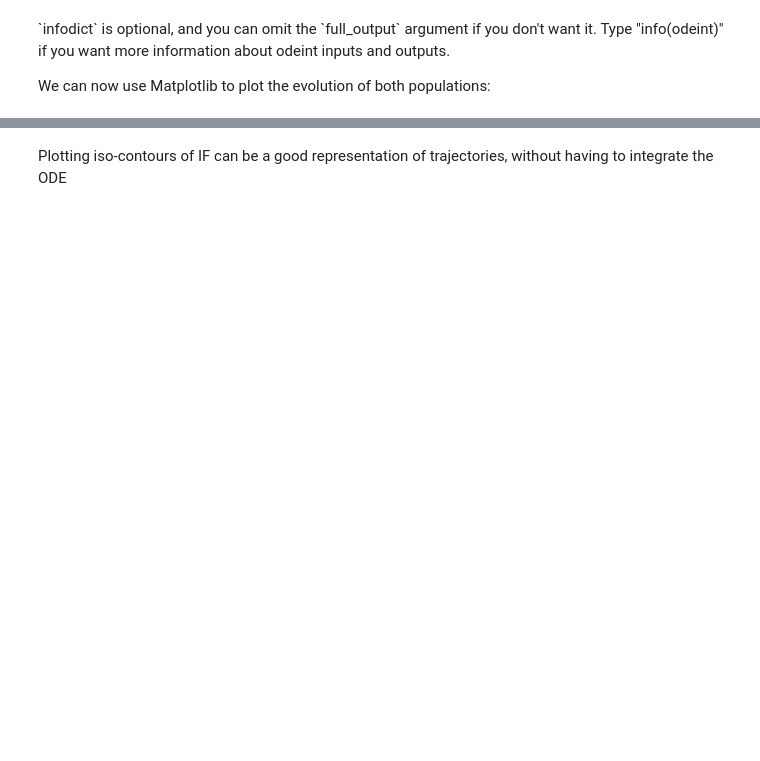
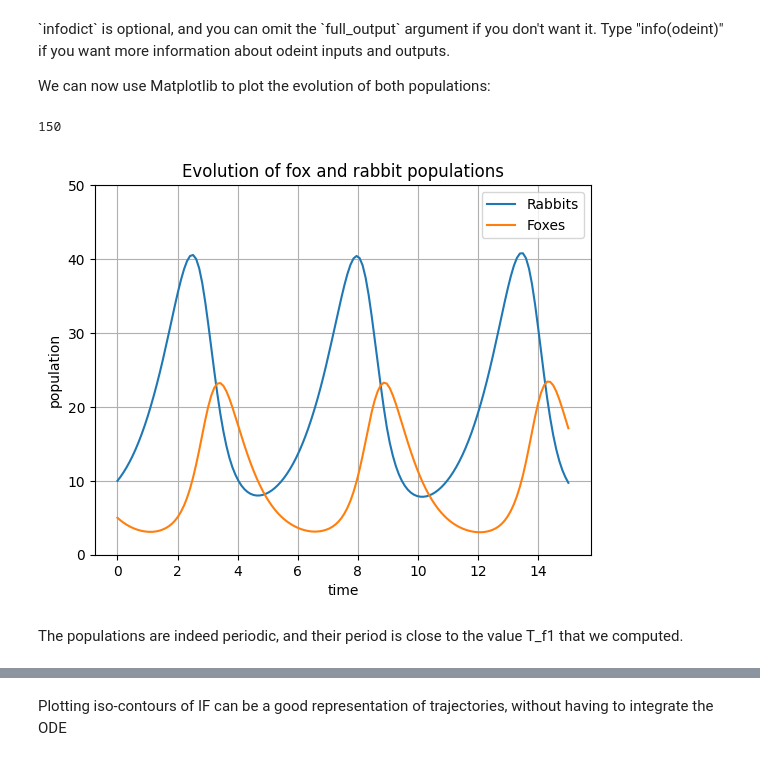
Before and after one commit to scipy/scipy-cookbook, a Jupyter notebook: ipython/LotkaVolterraTutorial.ipynb, the cells around one changed output, grey strips where cells are left out. Saved outputs shown, nothing was run; the diff lists cells and outputs as text; code cells hidden in the pictures; blank space fills up the shorter version.

```diff
--- a/ipython/LotkaVolterraTutorial.ipynb
+++ b/ipython/LotkaVolterraTutorial.ipynb
@@ -115,0 +124,9 @@ infodict['message']                     # >>> 'Integration successful.'
+# %%
+from scipy.integrate import solve_ivp
+
+t_interval = [0, 15]
+t = np.linspace(*t_interval, 150)  # evaluate plots for plotting
+# initials conditions: 10 rabbits and 5 foxes
+X0 = [10, 5]
+solution = solve_ivp(dX_dt, t_interval, X0, t_eval=t)
+solution
@@ -119,16 +149,26 @@ if you don't want it. Type "info(odeint)" if you want more information
 about odeint inputs and outputs.
 
 We can now use Matplotlib to plot the evolution of both populations:
+# %%
+rabbits, foxes = solution.y
+len(rabbits)
+# %% [output]
+150
 # %%
-#!python
-rabbits, foxes = X.T
-f1 = p.figure()
-p.plot(t, rabbits, 'r-', label='Rabbits')
-p.plot(t, foxes  , 'b-', label='Foxes')
-p.grid()
-p.legend(loc='best')
-p.xlabel('time')
-p.ylabel('population')
-p.title('Evolution of fox and rabbit populations')
-f1.savefig('rabbits_and_foxes_1.png')
+import matplotlib.pyplot as plt
+
+plt.figure()
+plt.plot(t, rabbits, label='Rabbits')
+plt.plot(t, foxes, label='Foxes')
+plt.grid()
+plt.legend()
+plt.ylim(0, 50)   # add some extra space at the top for the legend
+plt.xlabel('time')
+plt.ylabel('population')
+plt.title('Evolution of fox and rabbit populations');
+# %% [output]
+[figure, added]
+# %% [markdown]
+The populations are indeed periodic, and their period is close to the
+value T\_f1 that we computed.
 # %% [markdown]
```
Also changed, not shown: parts of 28 cells of this notebook.
